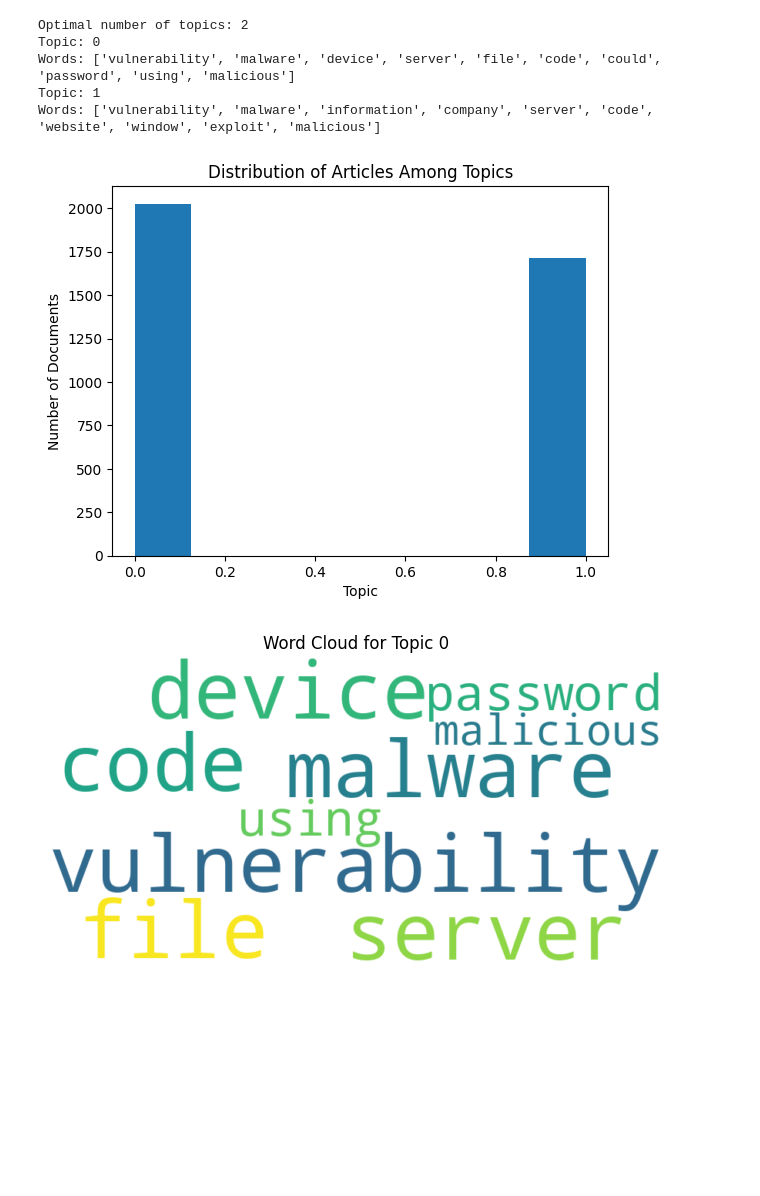
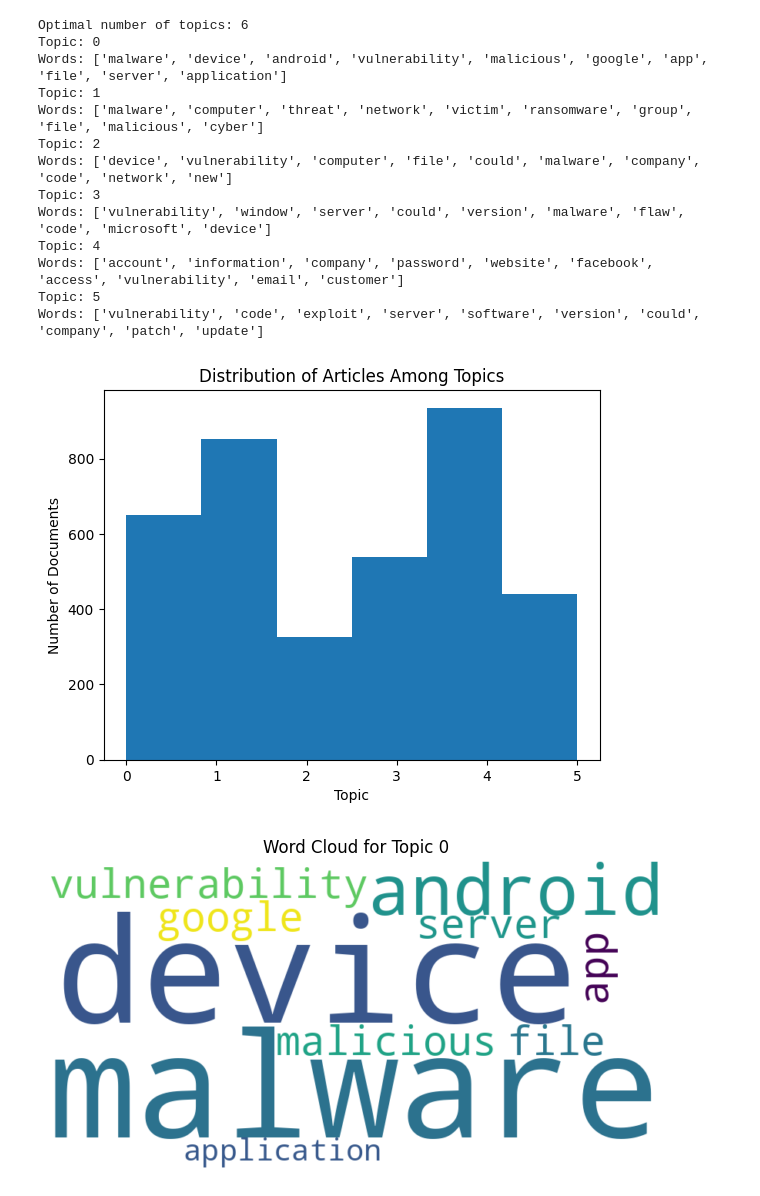
Before and after one commit to VasudhaMaddi/Topic-Modeling-NLP, a Jupyter notebook: Copy_of_NLPScript2.ipynb, the cells around one changed output. Drawn from its saved outputs; the diff is of its cells as text; code cells hidden in the pictures; blank space fills up the shorter version.

```diff
--- a/Copy_of_NLPScript2.ipynb
+++ b/Copy_of_NLPScript2.ipynb
@@ -14,6 +170,10 @@ from gensim.models import LdaModel
 from gensim.models import CoherenceModel
 import matplotlib.pyplot as plt
 from wordcloud import WordCloud
+import warnings
+
+# Ignore deprecation warnings
+warnings.filterwarnings("ignore", category=DeprecationWarning)
 
 # Download NLTK resources
 nltk.download('stopwords')
@@ -57,7 +217,7 @@ corpus = [dictionary.doc2bow(doc) for doc in df['tokens']]
 
 # Function to compute coherence score for a given number of topics
 def compute_coherence_score(corpus, dictionary, k):
-    lda_model = LdaModel(corpus=corpus, id2word=dictionary, num_topics=k)
+    lda_model = LdaModel(corpus=corpus, id2word=dictionary, num_topics=k, passes=10, iterations=100, alpha='auto', eta='auto')
     coherence_model_lda = CoherenceModel(model=lda_model, texts=df['tokens'], dictionary=dictionary, coherence='c_v')
     coherence_lda = coherence_model_lda.get_coherence()
     return coherence_lda
@@ -65,12 +225,7 @@ def compute_coherence_score(corpus, dictionary, k):
 # Determine the optimal number of topics
 min_topics = 2
 max_topics = 10
-coherence_scores = []
-
-for k in range(min_topics, max_topics + 1):
-    coherence_score = compute_coherence_score(corpus, dictionary, k)
-    coherence_scores.append(coherence_score)
-
+coherence_scores = [compute_coherence_score(corpus, dictionary, k) for k in range(min_topics, max_topics + 1)]
 optimal_num_topics = min_topics + coherence_scores.index(max(coherence_scores))
 print("Optimal number of topics:", optimal_num_topics)
 
@@ -86,9 +241,6 @@ for topic_num, words in topics:
 # Visualize the distribution of articles among topics
 # Extract topic distributions from the LDA model
 topic_distribution = [lda_model[doc] for doc in corpus]
-
-# Determine the optimal number of topics based on coherence scores
-optimal_num_topics = 8  # Update this based on your analysis
 
 # Visualize the distribution of articles among topics
 # Create an array with zeros for each document and topic
@@ -134,7 +279,15 @@ WARNING:gensim.models.ldamodel:too few updates, training might not converge; con
-Optimal number of topics: 2
+Optimal number of topics: 6
 Topic: 0
-Words: ['vulnerability', 'malware', 'device', 'server', 'file', 'code', 'could', 'password', 'using', 'malicious']
+Words: ['malware', 'device', 'android', 'vulnerability', 'malicious', 'google', 'app', 'file', 'server', 'application']
 Topic: 1
-Words: ['vulnerability', 'malware', 'information', 'company', 'server', 'code', 'website', 'window', 'exploit', 'malicious']
+Words: ['malware', 'computer', 'threat', 'network', 'victim', 'ransomware', 'group', 'file', 'malicious', 'cyber']
+Topic: 2
+Words: ['device', 'vulnerability', 'computer', 'file', 'could', 'malware', 'company', 'code', 'network', 'new']
+Topic: 3
+Words: ['vulnerability', 'window', 'server', 'could', 'version', 'malware', 'flaw', 'code', 'microsoft', 'device']
+Topic: 4
+Words: ['account', 'information', 'company', 'password', 'website', 'facebook', 'access', 'vulnerability', 'email', 'customer']
+Topic: 5
+Words: ['vulnerability', 'code', 'exploit', 'server', 'software', 'version', 'could', 'company', 'patch', 'update']
-[figure, old version]
+[figure, new version]
-[figure, old version]
+[figure, new version]
```
Also changed, not shown: parts of 2 cells of this notebook.
